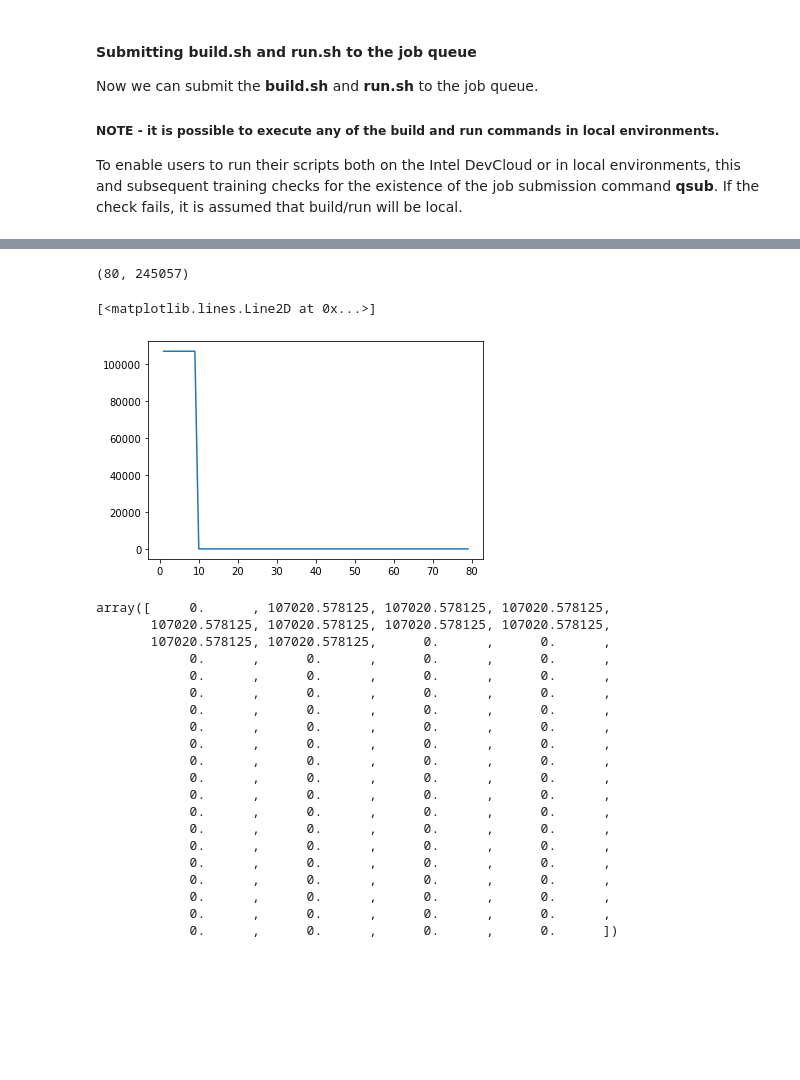
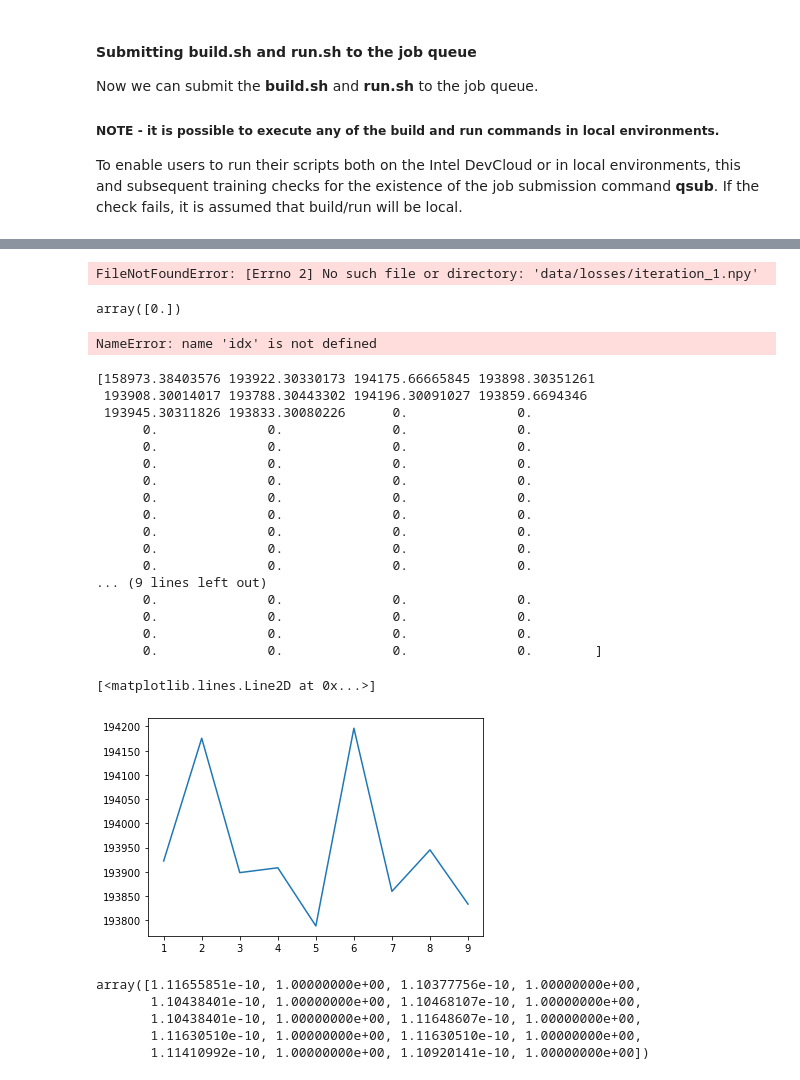
Before and after one commit to BrozzSama/onednn-wrapper, a Jupyter notebook: tutorial_getting_started.ipynb, the cells around one changed output, grey strips where cells are left out. Cells and saved outputs as stored; diff of their text form; code cells hidden in the pictures; blank space fills up the shorter version.

```diff
--- a/tutorial_getting_started.ipynb
+++ b/tutorial_getting_started.ipynb
@@ -86,44 +86,55 @@ cat: 'run.sh.e*': No such file or directory
 # %%
 import numpy as np
 
-iteration = np.load("data/losses/iteration_1.npy")
+iteration = np.load("data/losses/iteration_0.npy")
 
-iterations = np.zeros([80, iteration.shape[0]])
+iterations = np.zeros([10, iteration.shape[0]])
 
-for iteration_number in range(1, 10):
-    iterations[iteration_number, :] = np.load("data/losses/iteration_" + str(iteration_number) + ".npy")
+for count, iteration_number in enumerate(range(10, 101, 10)):
+    iterations[count, :] = np.load("data/losses/iteration_" + str(iteration_number) + ".npy")
 
 iterations.shape
 # %% [output]
-(80, 245057)
+FileNotFoundError: [Errno 2] No such file or directory: 'data/losses/iteration_1.npy'
+# %%
+np.unique(iterations[2, :])
+# %% [output]
+array([0.])
+# %%
+len(idx)
+# %% [output]
+NameError: name 'idx' is not defined
 # %%
 import matplotlib.pyplot as plt
 
 loss = np.sum(iterations**2, axis=1)
-plt.plot(np.arange(1,80), loss[1:80])
+print(loss)
+plt.plot(np.arange(1,10), loss[1:10])
 # %% [output]
-[<matplotlib.lines.Line2D at 0x...>]
+[158973.38403576 193922.30330173 194175.66665845 193898.30351261
+ 193908.30014017 193788.30443302 194196.30091027 193859.6694346
+ 193945.30311826 193833.30080226      0.              0.
+      0.              0.              0.              0.
+      0.              0.              0.              0.
+      0.              0.              0.              0.
+      0.              0.              0.              0.
+      0.              0.              0.              0.
+      0.              0.              0.              0.
+      0.              0.              0.              0.
+      0.              0.              0.              0.
+      0.              0.              0.              0.
+... (9 lines left out)
+      0.              0.              0.              0.
+      0.              0.              0.              0.
+      0.              0.              0.              0.
+      0.              0.              0.              0.        ]
+[<matplotlib.lines.Line2D at 0x...>]
-[figure, old version]
+[figure, new version]
-# %%
-loss
-# %% [output]
-array([     0.      , 107020.578125, 107020.578125, 107020.578125,
-       107020.578125, 107020.578125, 107020.578125, 107020.578125,
-       107020.578125, 107020.578125,      0.      ,      0.      ,
-            0.      ,      0.      ,      0.      ,      0.      ,
-            0.      ,      0.      ,      0.      ,      0.      ,
-            0.      ,      0.      ,      0.      ,      0.      ,
-            0.      ,      0.      ,      0.      ,      0.      ,
-            0.      ,      0.      ,      0.      ,      0.      ,
-            0.      ,      0.      ,      0.      ,      0.      ,
-            0.      ,      0.      ,      0.      ,      0.      ,
-            0.      ,      0.      ,      0.      ,      0.      ,
-            0.      ,      0.      ,      0.      ,      0.      ,
-            0.      ,      0.      ,      0.      ,      0.      ,
-            0.      ,      0.      ,      0.      ,      0.      ,
-            0.      ,      0.      ,      0.      ,      0.      ,
-            0.      ,      0.      ,      0.      ,      0.      ,
-            0.      ,      0.      ,      0.      ,      0.      ,
-            0.      ,      0.      ,      0.      ,      0.      ,
-            0.      ,      0.      ,      0.      ,      0.      ,
-            0.      ,      0.      ,      0.      ,      0.      ])
+# %%
+iterations[3, 53700:53720]
+# %% [output]
+array([1.11655851e-10, 1.00000000e+00, 1.10377756e-10, 1.00000000e+00,
+       1.10438401e-10, 1.00000000e+00, 1.10468107e-10, 1.00000000e+00,
+       1.10438401e-10, 1.00000000e+00, 1.11648607e-10, 1.00000000e+00,
+       1.11630510e-10, 1.00000000e+00, 1.11630510e-10, 1.00000000e+00,
+       1.11410992e-10, 1.00000000e+00, 1.10920141e-10, 1.00000000e+00])
```
Also changed, not shown: 9 other files.
